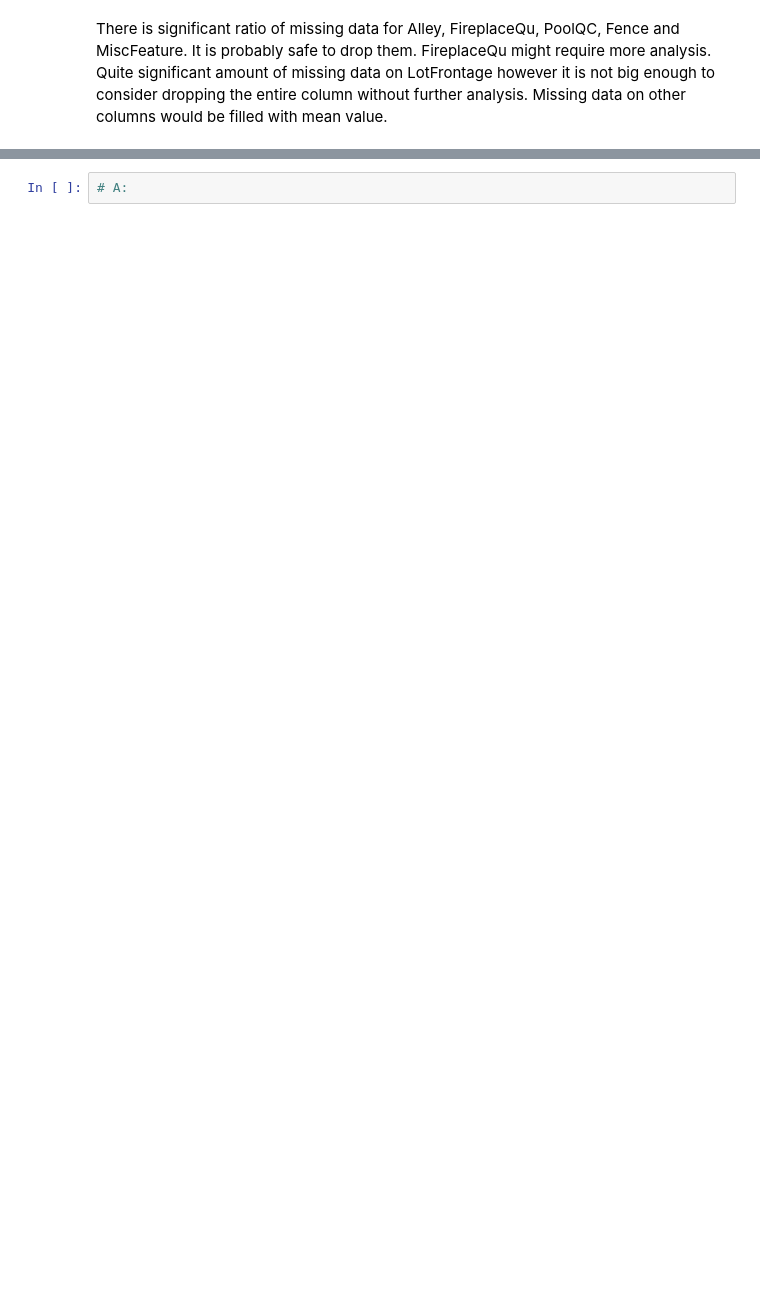
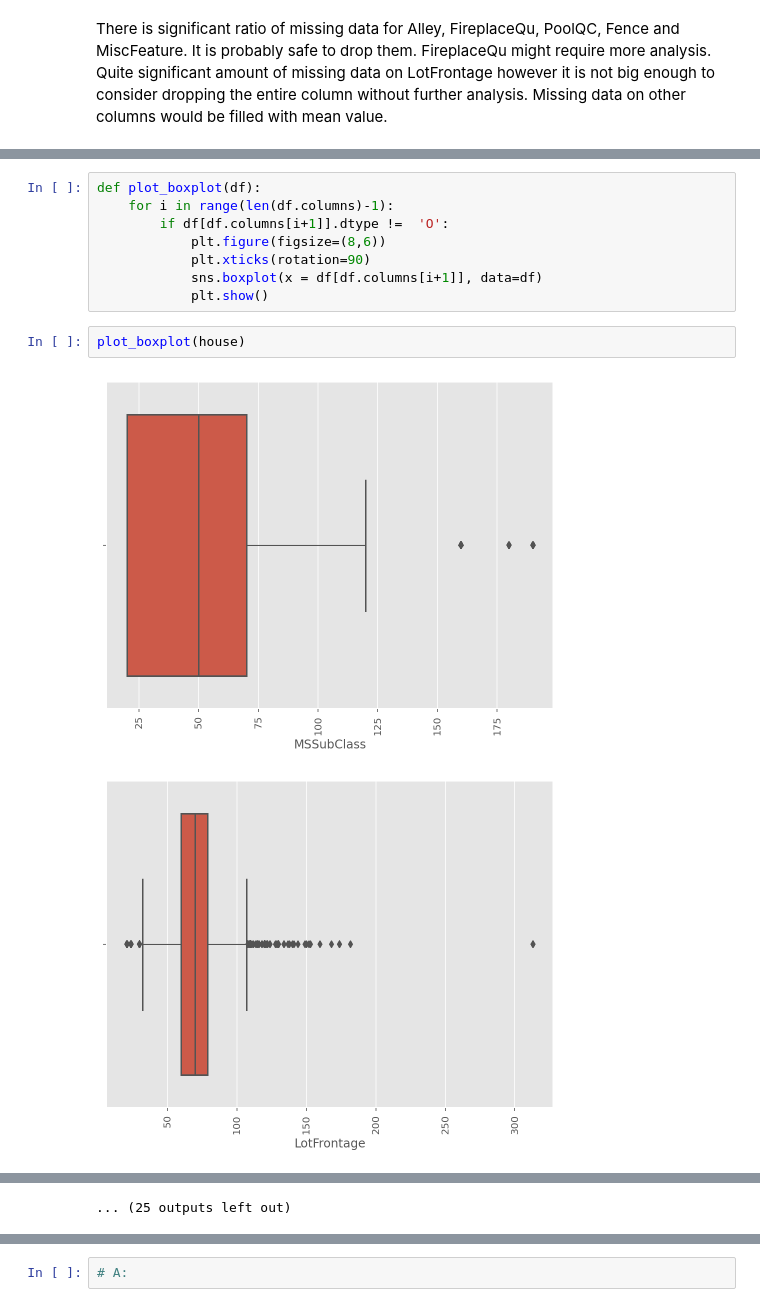
Before and after one commit to Chiuchiyin/Coding-fun, a Jupyter notebook: Ames Housing Data/project-03-starter.ipynb, the cells around one changed output, grey strips where cells are left out. Saved outputs shown, nothing was run; the diff lists cells and outputs as text; blank space fills up the shorter version.

```diff
--- a/Ames Housing Data/project-03-starter.ipynb
+++ b/Ames Housing Data/project-03-starter.ipynb
@@ -189,0 +341,13 @@ Length: 77, dtype: int64
+# %%
+def plot_boxplot(df):
+    for i in range(len(df.columns)-1):
+        if df[df.columns[i+1]].dtype !=  'O':
+            plt.figure(figsize=(8,6))
+            plt.xticks(rotation=90)
+            sns.boxplot(x = df[df.columns[i+1]], data=df)
+            plt.show()
+# %%
+plot_boxplot(house)
+# %% [output]
+[figure, added]
+[figure, added]
@@ -189,0 +364 @@ Length: 77, dtype: int64
+... (25 outputs left out)
```
Also changed, not shown: parts of 25 cells of this notebook.
